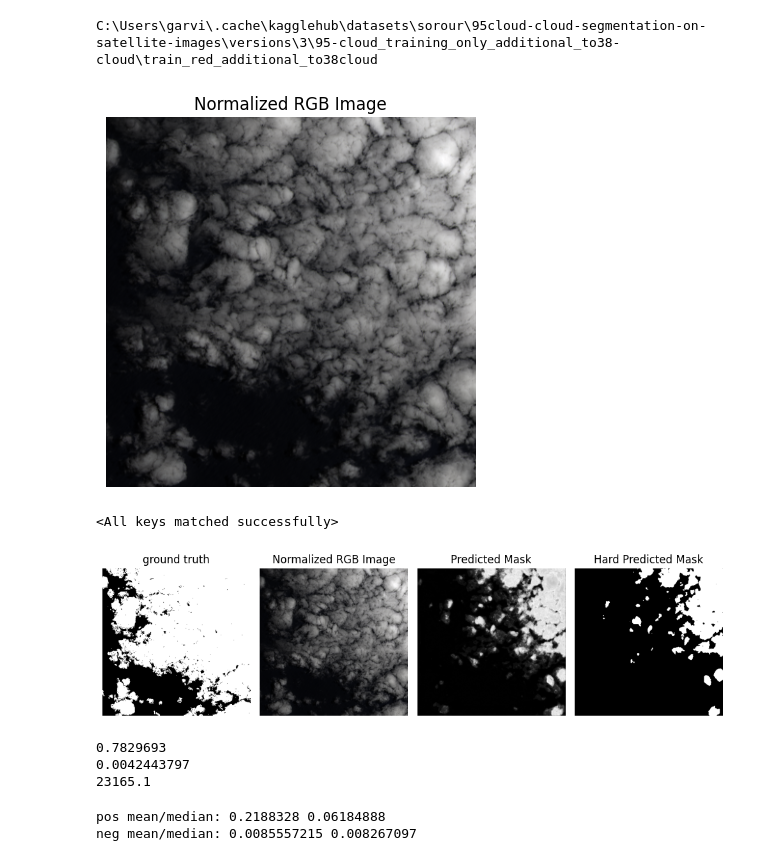
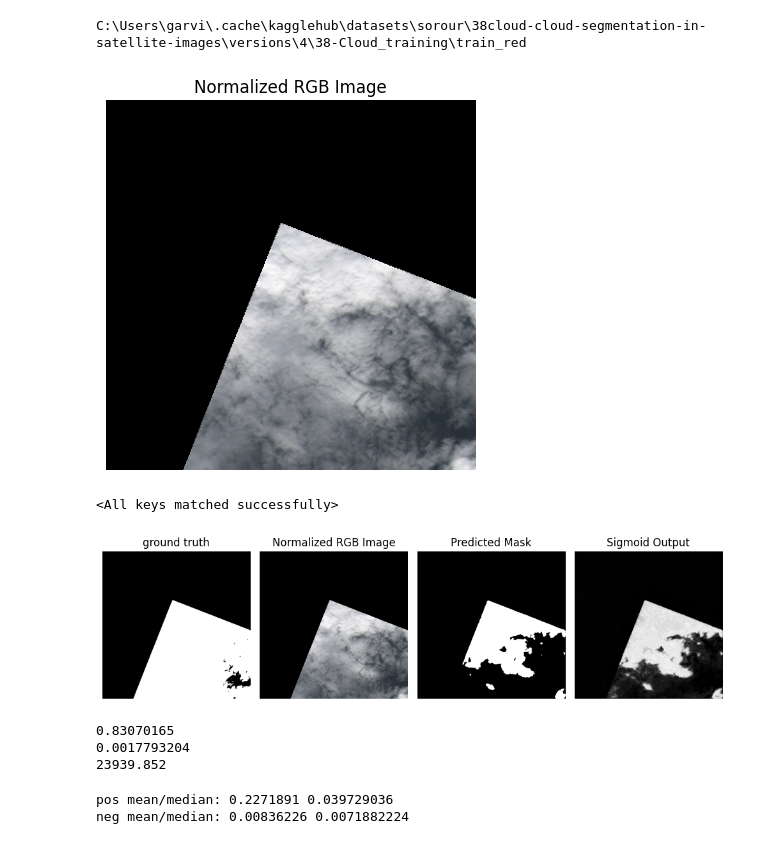
Before and after one commit to GarvitSonii/foundational_model, a Jupyter notebook: veiw_and_check_data.ipynb, the cells around one changed output. Saved outputs shown, nothing was run; the diff lists cells and outputs as text; code cells hidden in the pictures.

```diff
--- a/veiw_and_check_data.ipynb
+++ b/veiw_and_check_data.ipynb
@@ -9,24 +9,24 @@ import torch, torch.nn as nn, torch.nn.functional as F
 from torch.utils.data import Dataset, DataLoader
 # %%
 root = Path(r"C:\Users\garvi\.cache\kagglehub\datasets\sorour\95cloud-cloud-segmentation-on-satellite-images\versions\3\95-cloud_training_only_additional_to38-cloud")
-# root=Path(r"C:\Users\garvi\.cache\kagglehub\datasets\sorour\38cloud-cloud-segmentation-in-satellite-images\versions\4\38-Cloud_test")
+root=Path(r"C:\Users\garvi\.cache\kagglehub\datasets\sorour\38cloud-cloud-segmentation-in-satellite-images\versions\4\38-Cloud_training")
 # exact folder names in your printout
 red_dir   = root / "train_red_additional_to38cloud"
 green_dir = root / "train_green_additional_to38cloud"
 blue_dir  = root / "train_blue_additional_to38cloud"
 nir_dir   = root / "train_nir_additional_to38cloud"
 gt_dir    = root / "train_gt_additional_to38cloud"
-# red_dir   = root / "train_red"
-# green_dir = root / "train_green"
-# blue_dir  = root / "train_blue"
-# nir_dir   = root / "train_nir"
-# gt_dir    = root / "train_gt"
+red_dir   = root / "train_red"
+green_dir = root / "train_green"
+blue_dir  = root / "train_blue"
+nir_dir   = root / "train_nir"
+gt_dir    = root / "train_gt"
 # %%
 print(red_dir)
 # %% [output]
-C:\Users\garvi\.cache\kagglehub\datasets\sorour\95cloud-cloud-segmentation-on-satellite-images\versions\3\95-cloud_training_only_additional_to38-cloud\train_red_additional_to38cloud
+C:\Users\garvi\.cache\kagglehub\datasets\sorour\38cloud-cloud-segmentation-in-satellite-images\versions\4\38-Cloud_training\train_red
 # %%
-image_path="_patch_46_3_by_6_LC08_L1TP_034047_20160520_20170324_01_T1.TIF"
+image_path="_patch_7_1_by_7_LC08_L1TP_061017_20160720_20170223_01_T1.TIF"
 image_path_r="red"+image_path
 image_path_g="green"+image_path
 image_path_b="blue"+image_path
@@ -70,7 +70,7 @@ plt.title("Normalized RGB Image")
 plt.axis("off")
 plt.show()
 # %% [output]
-[figure, old version]
+[figure, new version]
 # %%
 import torch
 # %%
@@ -97,39 +97,41 @@ pred_mask = (pred > 0.5).float().squeeze().cpu().numpy()
 # %%
 img = Image.open(image_path_gt).convert('L')
 plt.figure(figsize=(10, 5))
 plt.subplots_adjust(wspace=0.3)
 
 plt.subplot(1, 4, 1)
 plt.imshow(img, cmap='gray')
 plt.axis("off")
 plt.title("ground truth")
 
 plt.subplot(1, 4, 2)
 plt.imshow(rgb)
 plt.title("Normalized RGB Image")
 plt.axis("off")
 
 plt.subplot(1, 4, 3)
-plt.imshow(pred.float().squeeze().cpu().numpy(), cmap="gray")
+plt.imshow(pred_mask, cmap="gray")
 plt.title("Predicted Mask")
 plt.axis("off")
 
 plt.subplot(1, 4, 4)
-plt.imshow(pred_mask, cmap="gray")
-plt.title("Hard Predicted Mask")
+plt.imshow(pred.float().squeeze().cpu().numpy(), cmap="gray")
+plt.title("Sigmoid Output")
 plt.axis("off")
+
+
 plt.tight_layout()
 plt.show()
 # %% [output]
-[figure, old version]
+[figure, new version]
 # %%
 print(np.max(pred.float().squeeze().cpu().numpy()))
 print(np.min(pred.float().squeeze().cpu().numpy()))
 print(np.sum(pred.float().squeeze().cpu().numpy()))
 # %% [output]
-0.7829693
-0.0042443797
-23165.1
+0.83070165
+0.0017793204
+23939.852
 # %%
 t=img/np.max(img)
 p=pred.float().squeeze().cpu().numpy()
@@ -141,5 +143,5 @@ neg_probs = p[t==0]
 print("pos mean/median:", pos_probs.mean(), np.median(pos_probs))
 print("neg mean/median:", neg_probs.mean(), np.median(neg_probs))
 # %% [output]
-pos mean/median: 0.2188328 0.06184888
-neg mean/median: 0.0085557215 0.008267097
+pos mean/median: 0.2271891 0.039729036
+neg mean/median: 0.00836226 0.0071882224
```
Also changed, not shown: 16 other files.
